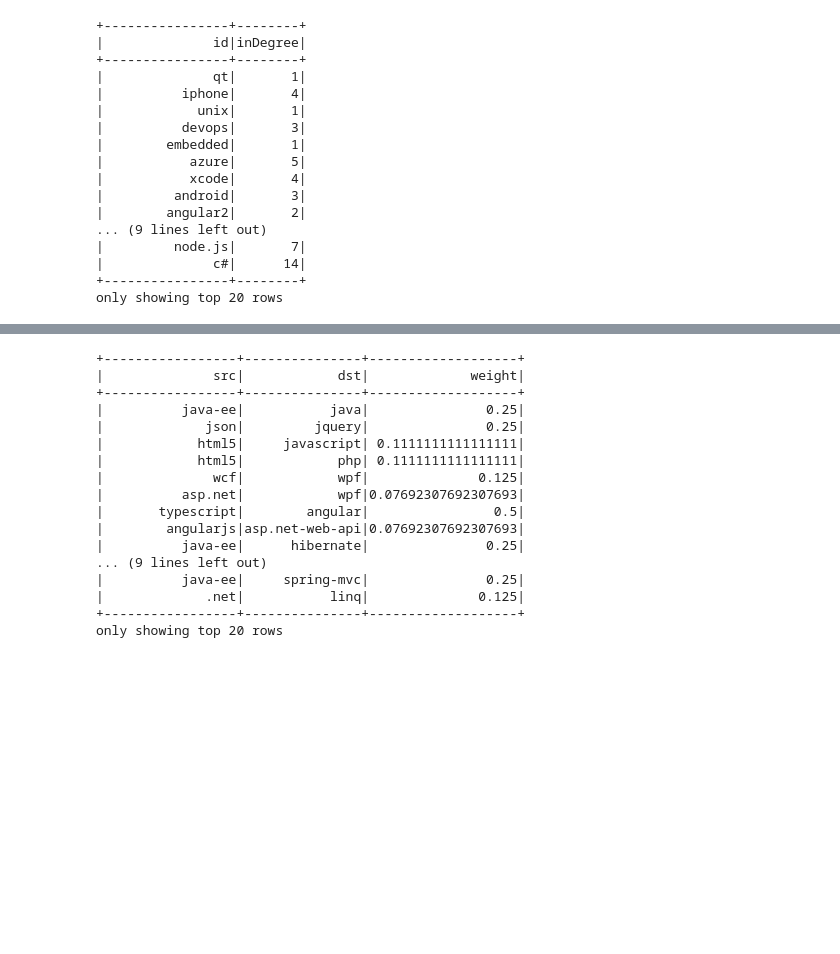
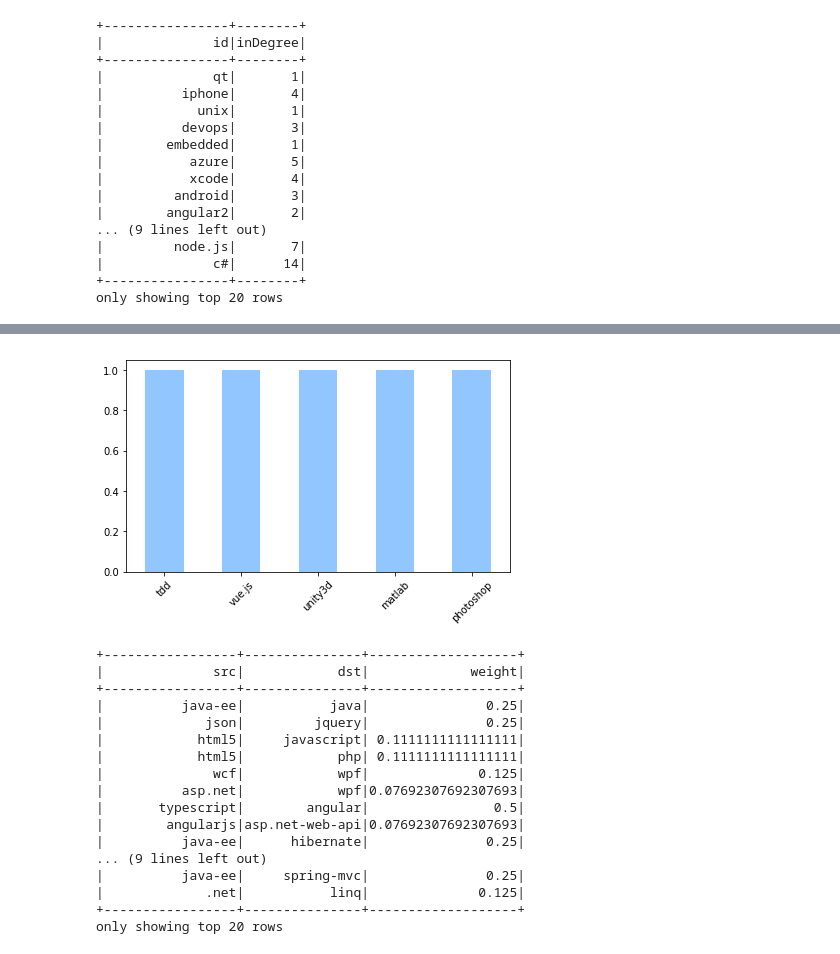
Before and after one commit to LydiaGarrido/TFG-LydiaGarrido, a Jupyter notebook: stackoverflow.ipynb, the cells around one changed output, grey strips where cells are left out. Saved outputs shown, nothing was run; the diff lists cells and outputs as text; code cells hidden in the pictures; blank space fills up the shorter version.

```diff
--- a/stackoverflow.ipynb
+++ b/stackoverflow.ipynb
@@ -249,3 +263,15 @@ only showing top 20 rows
+# %%
+gindegreestail = g.inDegrees.sort('inDegree', ascending=False).toPandas().tail()
+# %%
+plt.style.use('seaborn-pastel')
+ax = gindegreestail.plot(kind='bar', x='id', y='inDegree', legend=None)
+ax.xaxis.set_label_text("")
+plt.yscale("linear")
+plt.xticks(rotation=45)
+plt.tight_layout()
+plt.show()
+# %% [output]
+[figure, added]
 # %%
 results = g.pageRank(resetProbability=0.15, tol=0.01)
 results.edges.select("src", "dst", "weight").show()
```
Also changed, not shown: parts of 10 cells of this notebook.
